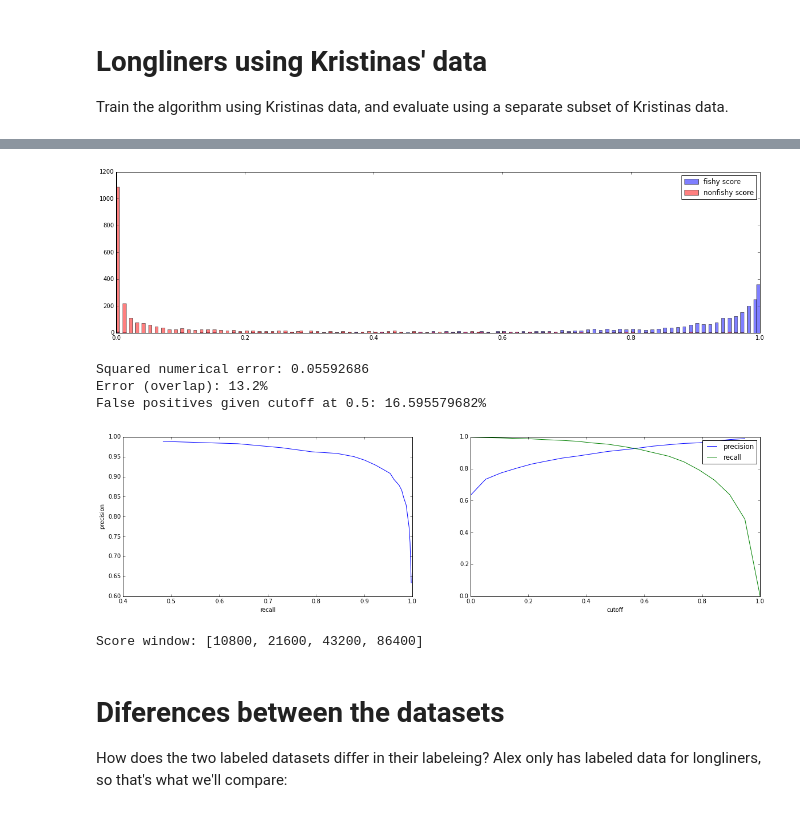
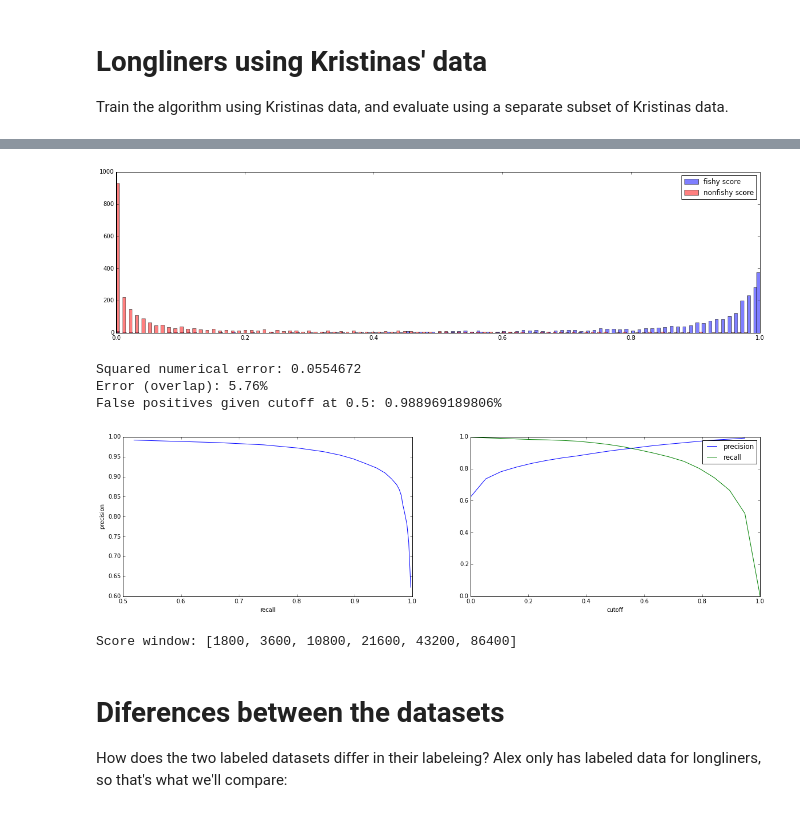
Before and after one commit to GlobalFishingWatch/vessel-scoring, a Jupyter notebook: Score_development.ipynb, the cells around one changed output, grey strips where cells are left out. Cells and saved outputs as stored; diff of their text form; code cells hidden in the pictures.

```diff
--- a/Score_development.ipynb
+++ b/Score_development.ipynb
@@ -76,13 +76,13 @@ False positives given cutoff at 0.5: 26.3036809816%
 Score window: [86400]
 # %%
-evaluate_score(xtrain, xtest, [10800, 21600, 43200, 86400])
+evaluate_score(xtrain, xtest, [1800, 3600, 10800, 21600, 43200, 86400])
 # %% [output]
-[figure, old version]
+[figure, new version]
-Squared numerical error: 0.05592686
-Error (overlap): 13.2%
-False positives given cutoff at 0.5: 16.595579682%
+Squared numerical error: 0.0554672
+Error (overlap): 5.76%
+False positives given cutoff at 0.5: 0.988969189806%
-[figure, old version]
+[figure, new version]
-Score window: [10800, 21600, 43200, 86400]
+Score window: [1800, 3600, 10800, 21600, 43200, 86400]
 # %% [markdown]
 # Diferences between the datasets
 How does the two labeled datasets differ in their labeleing? Alex only has labeled data for longliners, so that's what we'll compare:
```
Also changed, not shown: parts of 8 cells of this notebook.
